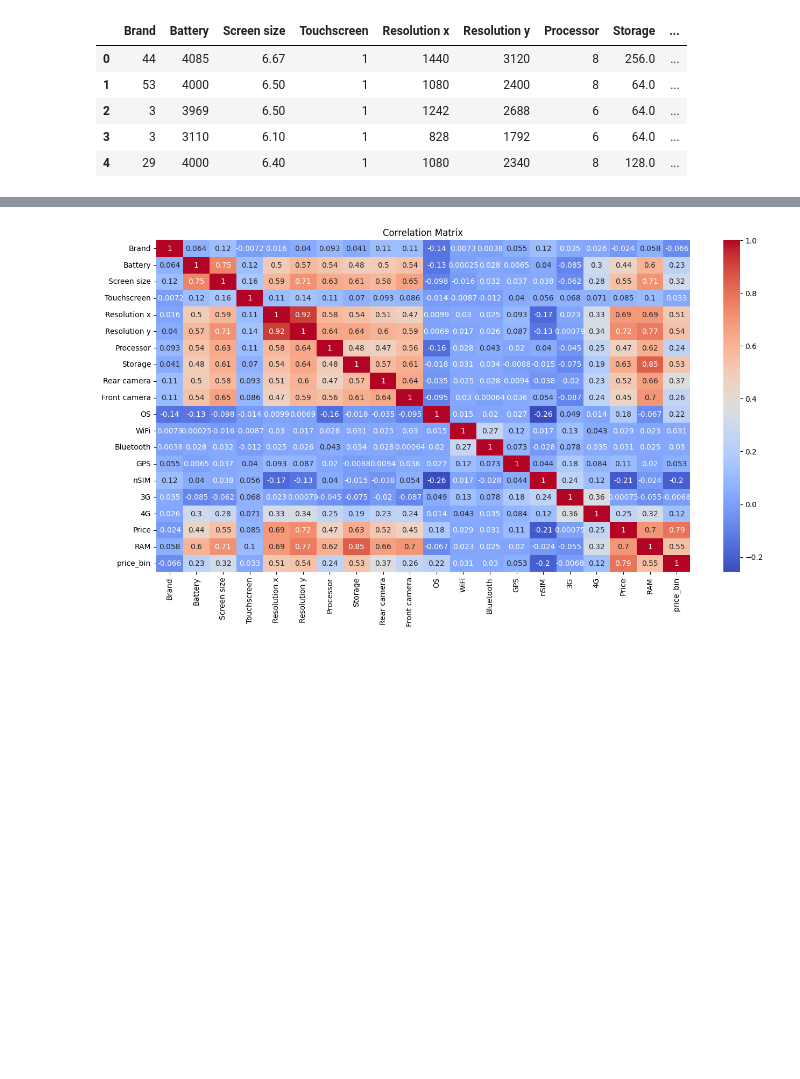
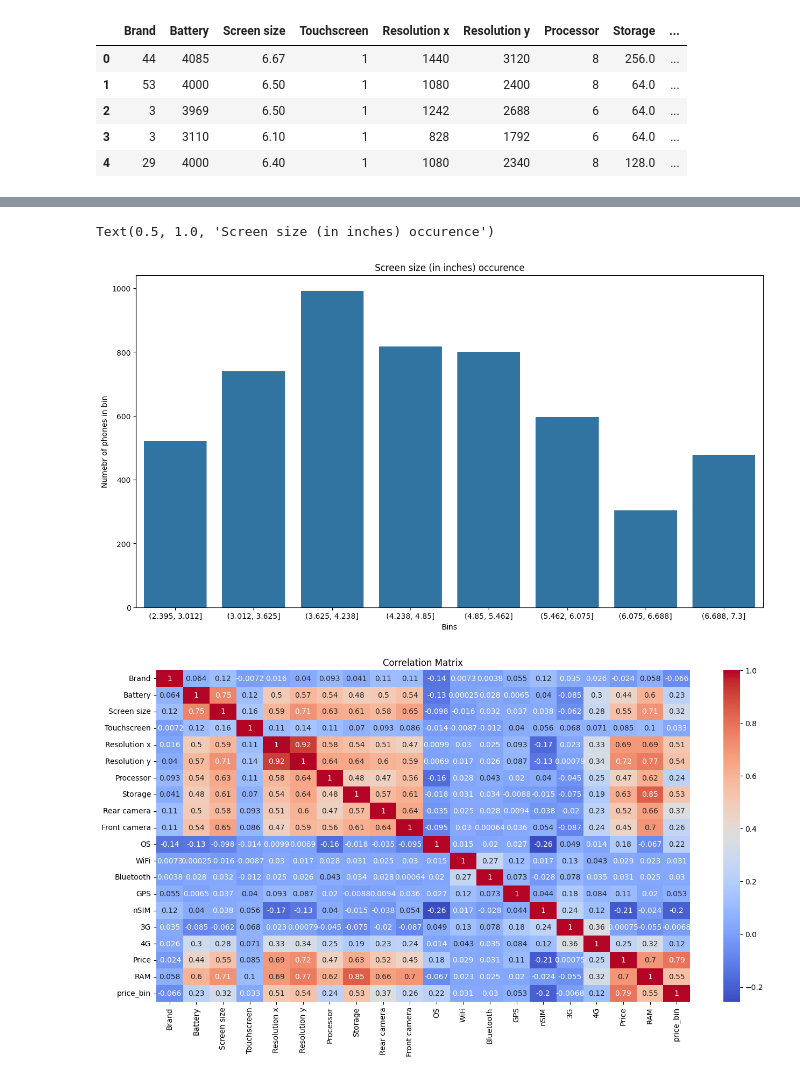
Before and after one commit to dhsiehcode/573_project, a Jupyter notebook: data_exploration.ipynb, the cells around one changed output, grey strips where cells are left out. Drawn from its saved outputs; the diff is of its cells as text; code cells hidden in the pictures; blank space fills up the shorter version.

Commit message:
screen size to show imbalance

```diff
--- a/data_exploration.ipynb
+++ b/data_exploration.ipynb
@@ -137,6 +137,25 @@ df.describe()
 | 50% | 37.000000 | 3000.000000 | 5.200000 | 1.000000 | 720.000000 | 1280.000000 | 4.000000 | 16.000000 | ... |
 | 75% | 54.000000 | 3500.000000 | 5.700000 | 1.000000 | 1080.000000 | 1920.000000 | 8.000000 | 32.000000 | ... |
 | max | 75.000000 | 6000.000000 | 7.300000 | 1.000000 | 2160.000000 | 3840.000000 | 10.000000 | 512.000000 | ... |
+# %%
+screen_size_bins = pd.cut(df['Screen size'], 8)
+
+x_labels = []
+y_labels = []
+
+for v in screen_size_bins.value_counts().index.categories:
+    y_labels.append(screen_size_bins.value_counts()[v])
+    x_labels.append(str(v))
+
+fig, ax = plt.subplots(1)
+fig.set_size_inches(12, 5)
+ax.bar(x = x_labels, height= y_labels)
+ax.set_xlabel('Bins')
+ax.set_ylabel('Numebr of phones in bin')
+ax.set_title('Screen size (in inches) occurence')
+# %% [output]
+Text(0.5, 1.0, 'Screen size (in inches) occurence')
+[figure, added]
 # %%
 corr_matrix = df.corr()
 
```
Also changed, not shown: parts of 4 cells of this notebook.
